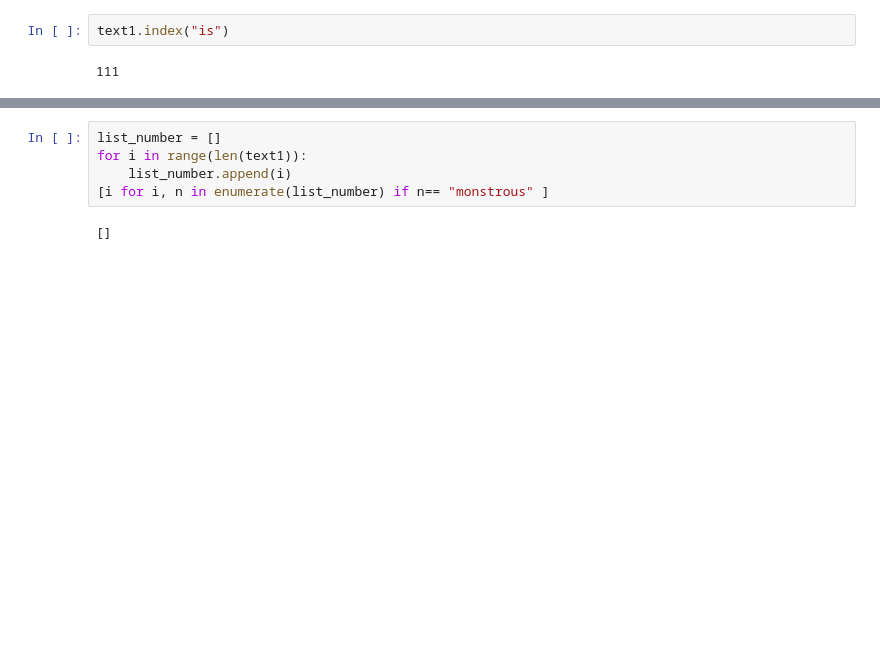
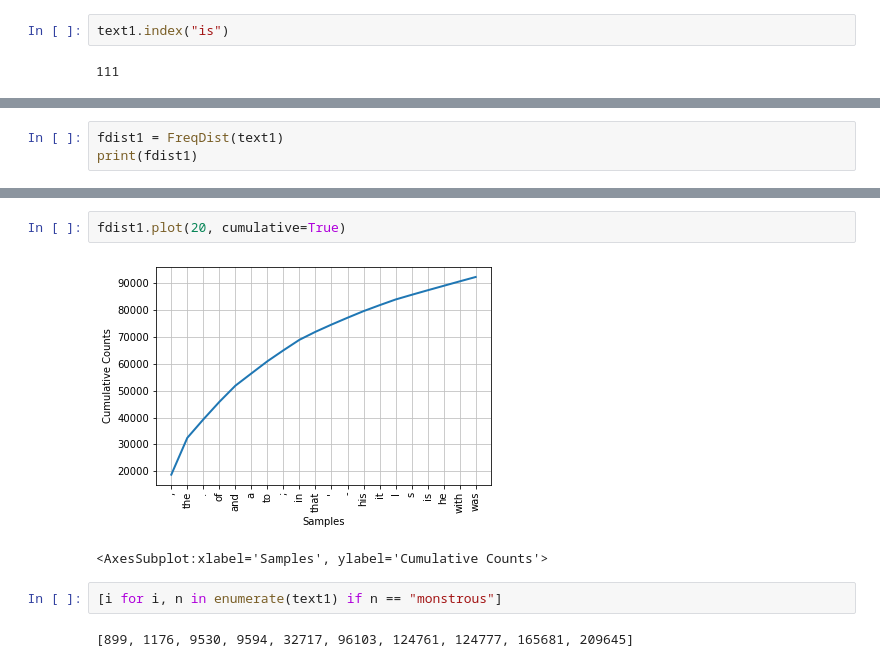
Before and after one commit to Maanit080805/Jupyter_Notebook, a Jupyter notebook: AI Camp.ipynb, the cells around one changed output, grey strips where cells are left out. Saved outputs shown, nothing was run; the diff lists cells and outputs as text; blank space fills up the shorter version.

```diff
--- a/AI Camp.ipynb
+++ b/AI Camp.ipynb
@@ -121,0 +145,3 @@ text1.index("is")
+# %%
+fdist1 = FreqDist(text1)
+print(fdist1)
@@ -122,7 +193,9 @@ text1.index("is")
+# %%
+fdist1.plot(20, cumulative=True)
+# %% [output]
+[figure, added]
+<AxesSubplot:xlabel='Samples', ylabel='Cumulative Counts'>
 # %%
-list_number = []
-for i in range(len(text1)):
-    list_number.append(i)
-[i for i, n in enumerate(list_number) if n== "monstrous" ]
+[i for i, n in enumerate(text1) if n == "monstrous"]
 # %% [output]
-[]
+[899, 1176, 9530, 9594, 32717, 96103, 124761, 124777, 165681, 209645]
```
Also changed, not shown: parts of 5 cells of this notebook, 3 other files.
